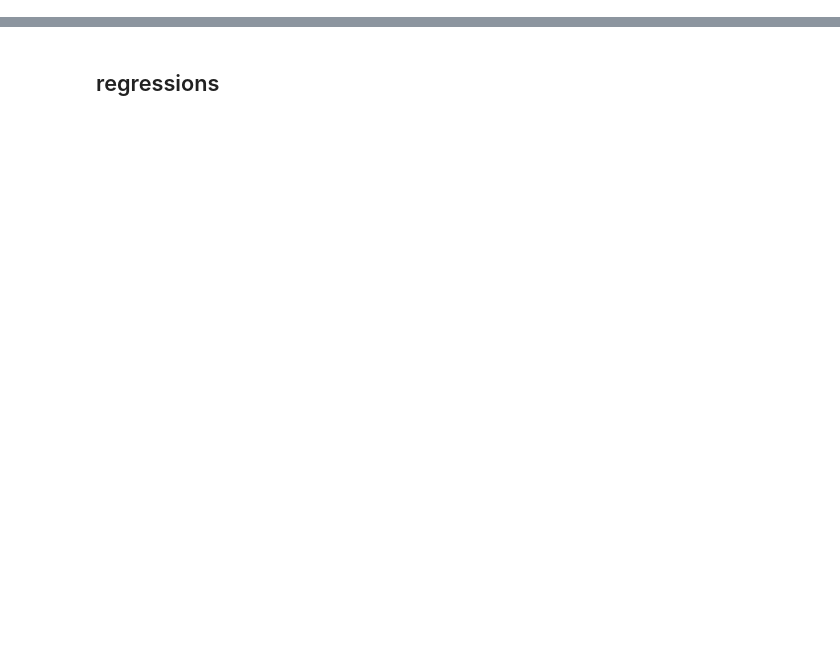
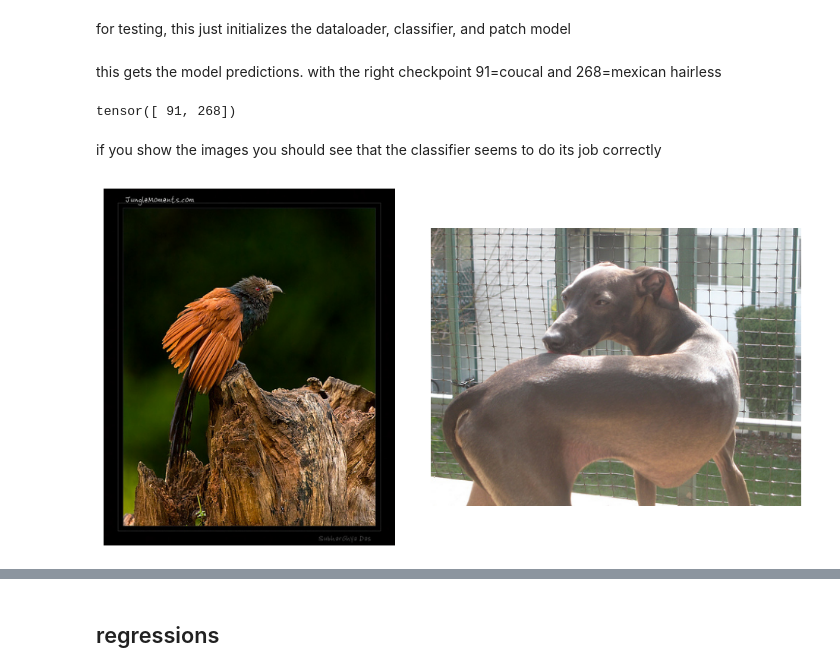
Before and after one commit to tjbai/avlm, a Jupyter notebook: example.ipynb, the cells around one changed output, grey strips where cells are left out. Saved outputs shown, nothing was run; the diff lists cells and outputs as text; code cells hidden in the pictures; blank space fills up the shorter version.

```diff
--- a/example.ipynb
+++ b/example.ipynb
@@ -43,0 +30,35 @@ for batch in tqdm(loader):
+# %% [markdown]
+for testing, this just initializes the dataloader, classifier, and patch model
+# %%
+import torch
+from train import Patch, CLIPClassifier, patch_loader
+
+loader = patch_loader(split='validation', batch_size=2)
+batch = next(iter(loader))
+
+model = CLIPClassifier(deep=1024)
+checkpoint = torch.load('checkpoints/imnet_1k.pt', map_location='cpu')
+model.load_state_dict(checkpoint['model'])
+
+patch = Patch(model=model, target_label=965, patch_r=0.1)
+# %% [markdown]
+this gets the model predictions. with the right checkpoint 91=coucal and 268=mexican hairless
+# %%
+logits = patch.forward(batch)
+print(torch.argmax(logits, dim=-1))
+# %% [output]
+tensor([ 91, 268])
+# %% [markdown]
+if you show the images you should see that the classifier seems to do its job correctly
+# %%
+import matplotlib.pyplot as plt
+
+fig, axes = plt.subplots(1, 2, figsize=(10, 5))
+axes[0].imshow(batch['pixel_values'][0])
+axes[1].imshow(batch['pixel_values'][1])
+axes[0].axis('off')
+axes[1].axis('off')
+plt.tight_layout()
+plt.show()
+# %% [output]
+[figure, added]
```
Also changed, not shown: parts of 7 cells of this notebook, 10 other files.
